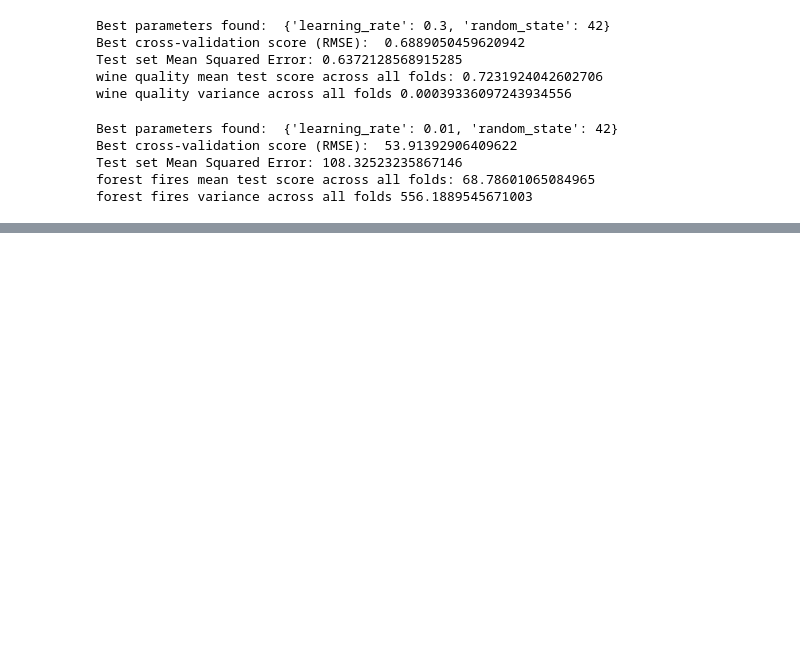
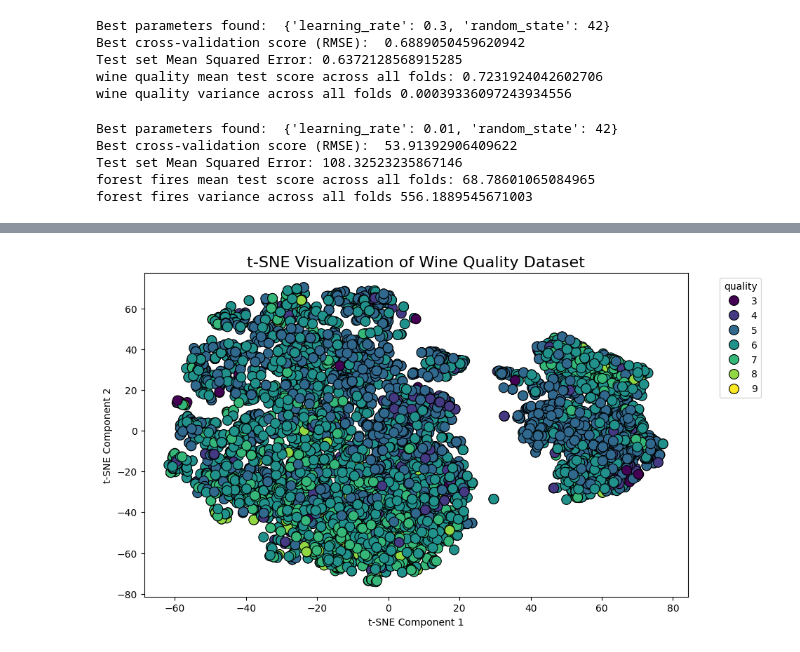
Before and after one commit to niiquaye/ECE457B, a Jupyter notebook: W25-asg2/assignment.ipynb, the cells around one changed output, grey strips where cells are left out. Saved outputs shown, nothing was run; the diff lists cells and outputs as text; code cells hidden in the pictures; blank space fills up the shorter version.

```diff
--- a/W25-asg2/assignment.ipynb
+++ b/W25-asg2/assignment.ipynb
@@ -431,0 +464,4 @@ forest fires variance across all folds 556.1889545671003
+# %%
+plot_t_sne(X_wine_quality, y_wine_qualtiy, 'quality', 'Wine Quality', perplexity=50)
+# %% [output]
+[figure, added]
```
Also changed, not shown: parts of 6 cells of this notebook.
